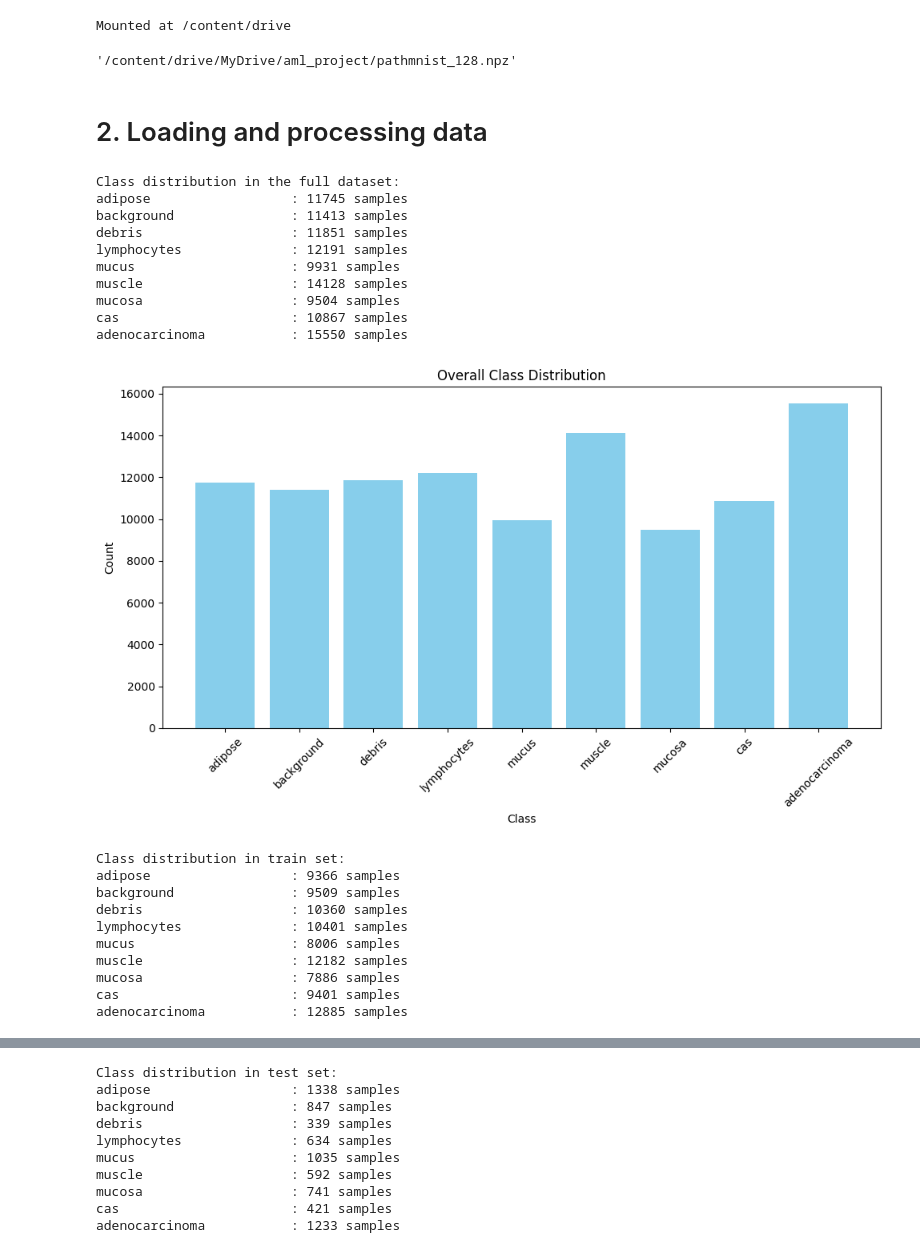
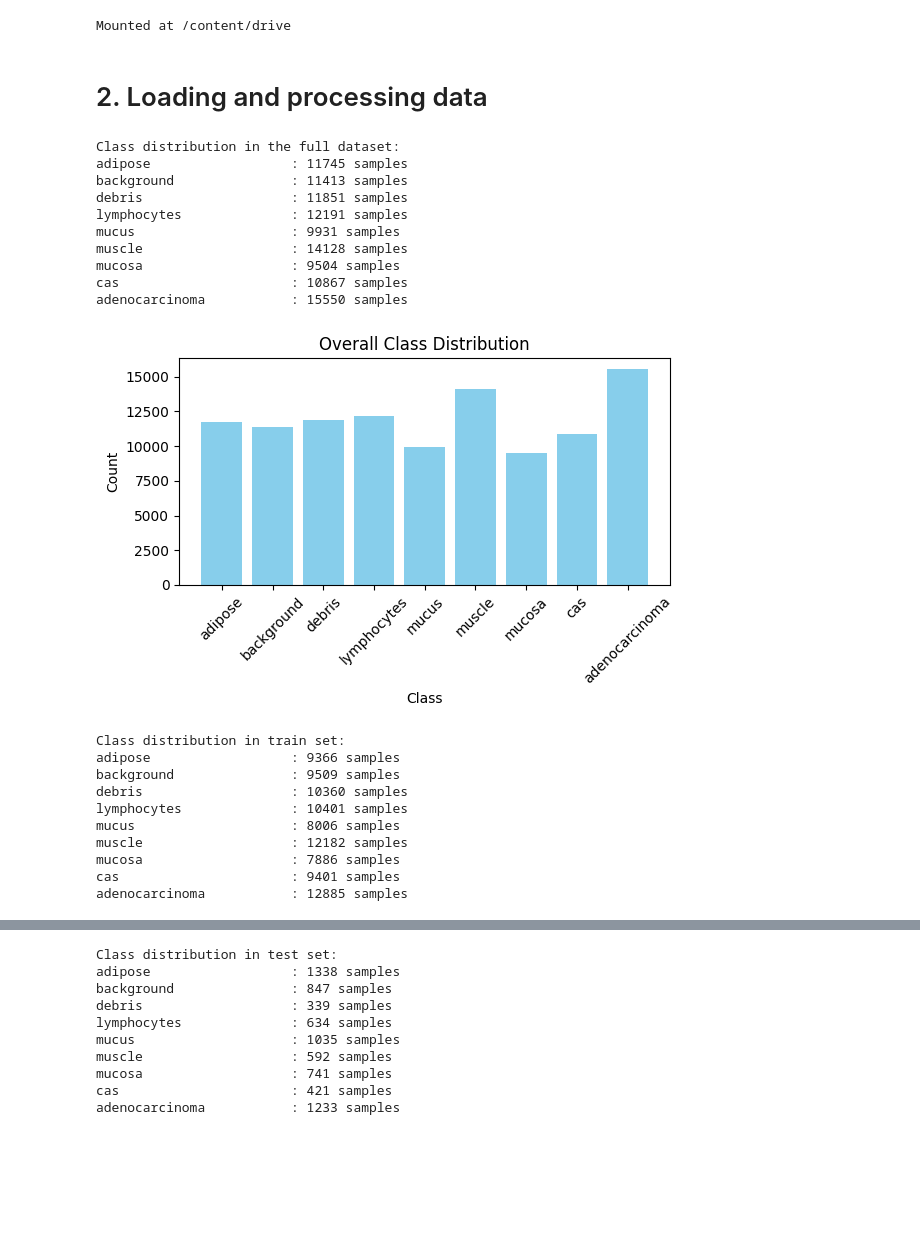
Before and after one commit to MestDash/AML, a Jupyter notebook: notebooks/AML_prj.ipynb, the cells around one changed output, grey strips where cells are left out. Drawn from its saved outputs; the diff is of its cells as text; code cells hidden in the pictures; blank space fills up the shorter version.

```diff
--- a/notebooks/AML_prj.ipynb
+++ b/notebooks/AML_prj.ipynb
@@ -78,8 +64,3 @@ from google.colab import drive
 drive.mount('/content/drive')
 # %% [output]
 Mounted at /content/drive
-# %%
-# Upload the dataset to the drive
-shutil.copy('/root/.medmnist/pathmnist_128.npz', '/content/drive/MyDrive/aml_project/pathmnist_128.npz')
-# %% [output]
-'/content/drive/MyDrive/aml_project/pathmnist_128.npz'
@@ -147,7 +78,7 @@ with open(csv_path, mode="w", newline="") as csv_file:
 # %% [markdown]
 # 2. Loading and processing data
 # %%
-raw_image_metadata = pd.read_csv('/content/class_task/pathmnist_128.csv', header=None, names=['subset', 'filename', 'class'])
+raw_image_metadata = pd.read_csv('/content/class_task/pathmnist_128.csv', header=None, names=['set', 'filename', 'class'])
 
 class_names = {
     0: "adipose",
@@ -175,7 +106,7 @@ def plot_distribution(dist_dict, title):
     counts = [dist_dict.get(c, 0) for c in classes]
     labels = [class_names[c] for c in classes]
 
-    plt.figure(figsize=(10, 6))
+    plt.figure(figsize=(6, 4))
     plt.bar(labels, counts, color='skyblue')
     plt.title(title)
     plt.xlabel("Class")
@@ -183,37 +114,37 @@ def plot_distribution(dist_dict, title):
     plt.xticks(rotation=45)
     plt.tight_layout()
     plt.show()
 
 overall_dist = compute_class_distribution(raw_image_metadata)
 print_distribution(overall_dist, "Class distribution in the full dataset")
 plot_distribution(overall_dist, "Overall Class Distribution")
 
-train_df = raw_image_metadata[raw_image_metadata['subset'] == 'TRAIN']
+train_df = raw_image_metadata[raw_image_metadata['set'] == 'TRAIN']
 train_dist = compute_class_distribution(train_df)
 print_distribution(train_dist, "Class distribution in train set")
 plot_distribution(train_dist, "Train Set Class Distribution")
 
-test_df = raw_image_metadata[raw_image_metadata['subset'] == 'TEST']
+test_df = raw_image_metadata[raw_image_metadata['set'] == 'TEST']
 test_dist = compute_class_distribution(test_df)
 print_distribution(test_dist, "Class distribution in test set")
 plot_distribution(test_dist, "Test Set Class Distribution")
 
-val_df = raw_image_metadata[raw_image_metadata['subset'] == 'VALIDATION']
+val_df = raw_image_metadata[raw_image_metadata['set'] == 'VALIDATION']
 val_dist = compute_class_distribution(val_df)
 print_distribution(val_dist, "Class distribution in validation set")
 plot_distribution(val_dist, "Validation Set Class Distribution")
 # %% [output]
 Class distribution in the full dataset:
 adipose                  : 11745 samples
 background               : 11413 samples
 debris                   : 11851 samples
 lymphocytes              : 12191 samples
 mucus                    : 9931 samples
 muscle                   : 14128 samples
 mucosa                   : 9504 samples
 cas                      : 10867 samples
 adenocarcinoma           : 15550 samples
-[figure, old version]
+[figure, new version]
 Class distribution in train set:
 adipose                  : 9366 samples
 background               : 9509 samples
```
Also changed, not shown: parts of 21 cells of this notebook.
